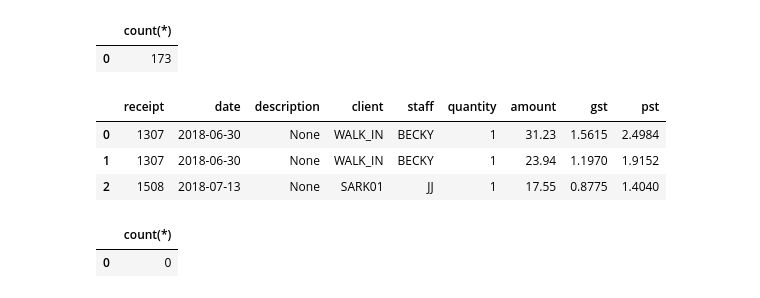
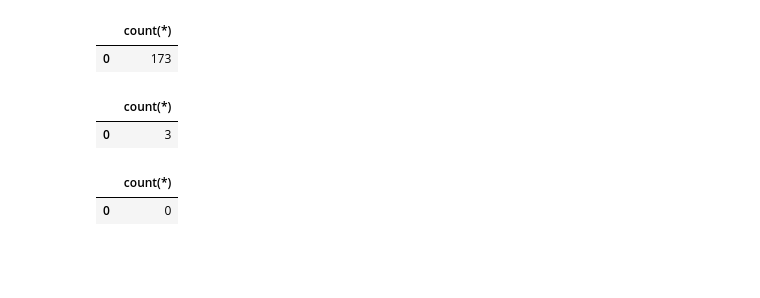
Before and after one commit to ericma007/p1, a Jupyter notebook: notebooks/init-database-exploration.ipynb, the cells around one changed output. Drawn from its saved outputs; the diff is of its cells as text; code cells hidden in the pictures; blank space fills up the shorter version.

```diff
--- a/notebooks/init-database-exploration.ipynb
+++ b/notebooks/init-database-exploration.ipynb
@@ -260,14 +257,15 @@ resquery
 | 0 | 173 |
 # %%
 #part of the receipts are not indicated with services or services
-query= """select * from receipt r where r.description is NULL"""
+query= """select count(*) from receipt r
+        left join product p on r.description=p.description
+        left join service s on r.description=s.desc
+        where p.description is NULL and s.desc is NULL"""
 resquery = readSQL(query)
 resquery
 # %% [output]
-|  | receipt | date | description | client | staff | quantity | amount | gst | pst |
-| 0 | 1307 | 2018-06-30 | None | WALK_IN | BECKY | 1 | 31.23 | 1.5615 | 2.4984 |
-| 1 | 1307 | 2018-06-30 | None | WALK_IN | BECKY | 1 | 23.94 | 1.1970 | 1.9152 |
-| 2 | 1508 | 2018-07-13 | None | SARK01 | JJ | 1 | 17.55 | 0.8775 | 1.4040 |
+|  | count(*) |
+| 0 | 3 |
 # %%
 #query="""drop view vfb"""
 #execquery(query)
```
Also changed, not shown: parts of 31 cells of this notebook, 3 other files.
